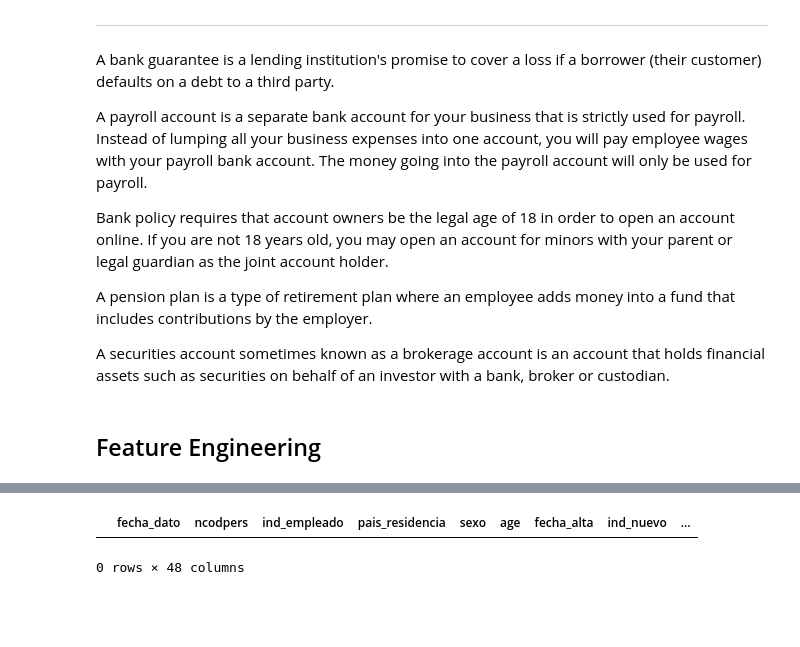
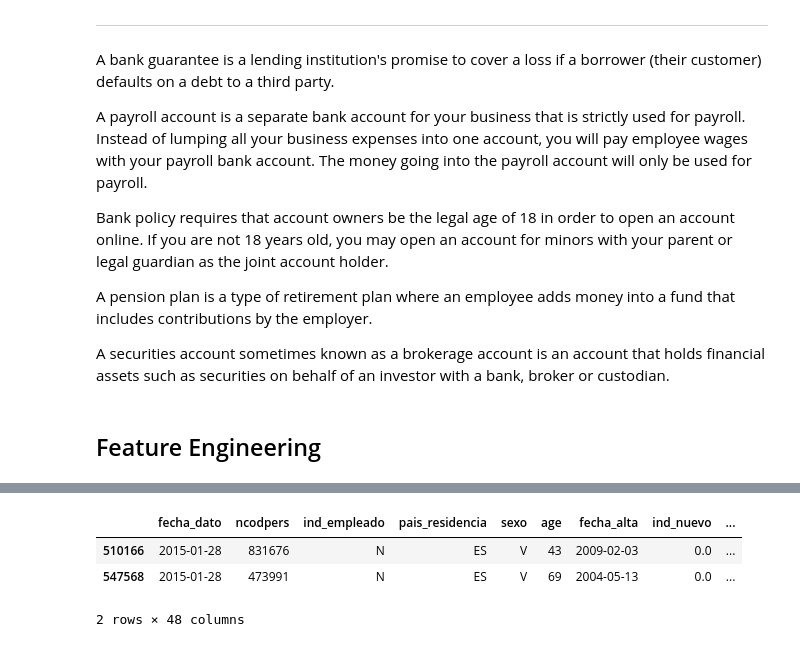
Before and after one commit to Welwi/Product-Recommendation, a Jupyter notebook: EDA.ipynb, the cells around one changed output, grey strips where cells are left out. Saved outputs shown, nothing was run; the diff lists cells and outputs as text; code cells hidden in the pictures; blank space fills up the shorter version.

```diff
--- a/EDA.ipynb
+++ b/EDA.ipynb
@@ -189,5 +189,0 @@ array(['      6', '     35', '     34', '     33', '     31', '     21',
-# %%
-df[df['antiguedad'] == -999999]
-# %% [output]
-|  | fecha_dato | ncodpers | ind_empleado | pais_residencia | sexo | age | fecha_alta | ind_nuevo | ... |
-0 rows × 48 columns
@@ -193,0 +208,7 @@ df[df['antiguedad'] == -999999]
+# %%
+trial.head(2)
+# %% [output]
+|  | fecha_dato | ncodpers | ind_empleado | pais_residencia | sexo | age | fecha_alta | ind_nuevo | ... |
+| 510166 | 2015-01-28 | 831676 | N | ES | V | 43 | 2009-02-03 | 0.0 | ... |
+| 547568 | 2015-01-28 | 473991 | N | ES | V | 69 | 2004-05-13 | 0.0 | ... |
+2 rows × 48 columns
```
Also changed, not shown: parts of 71 cells of this notebook.
